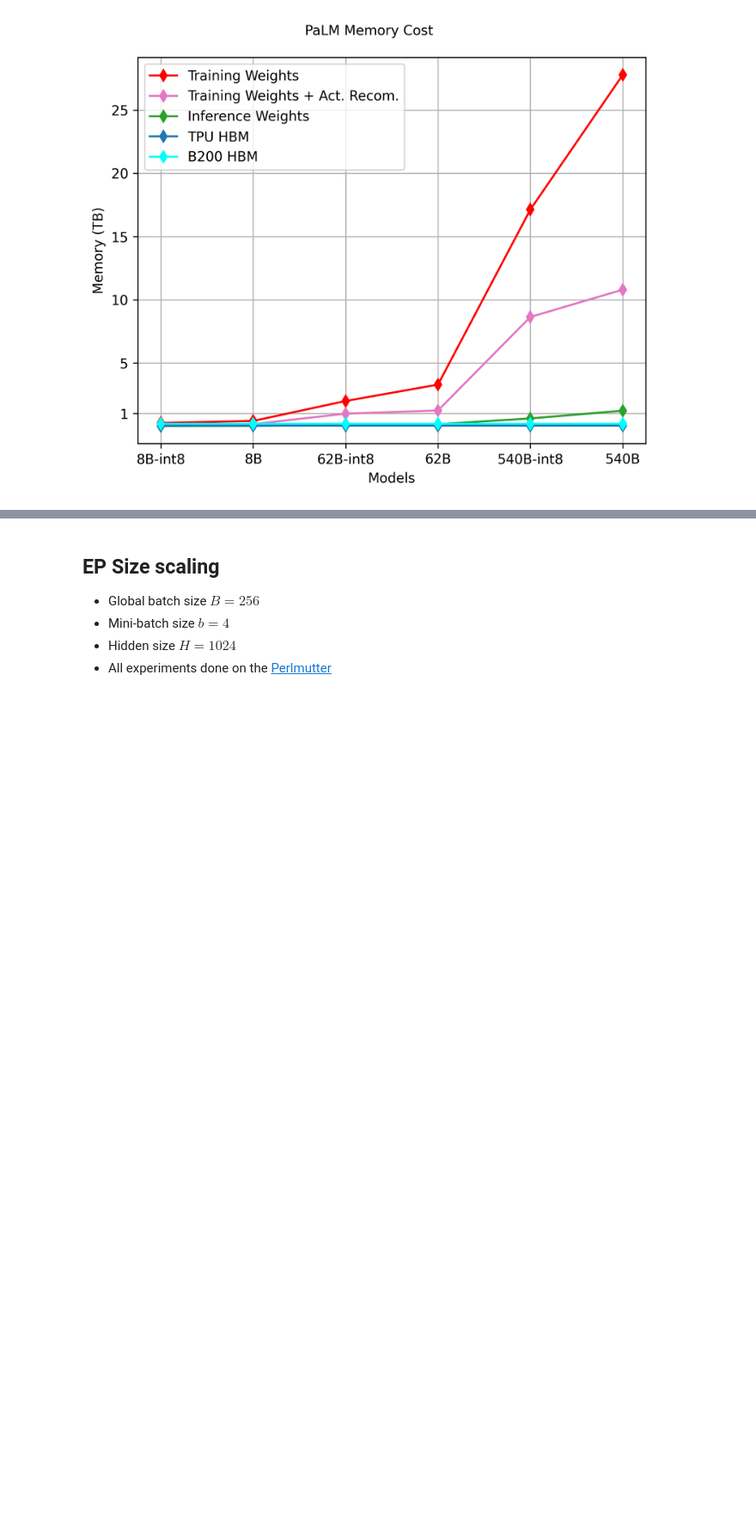
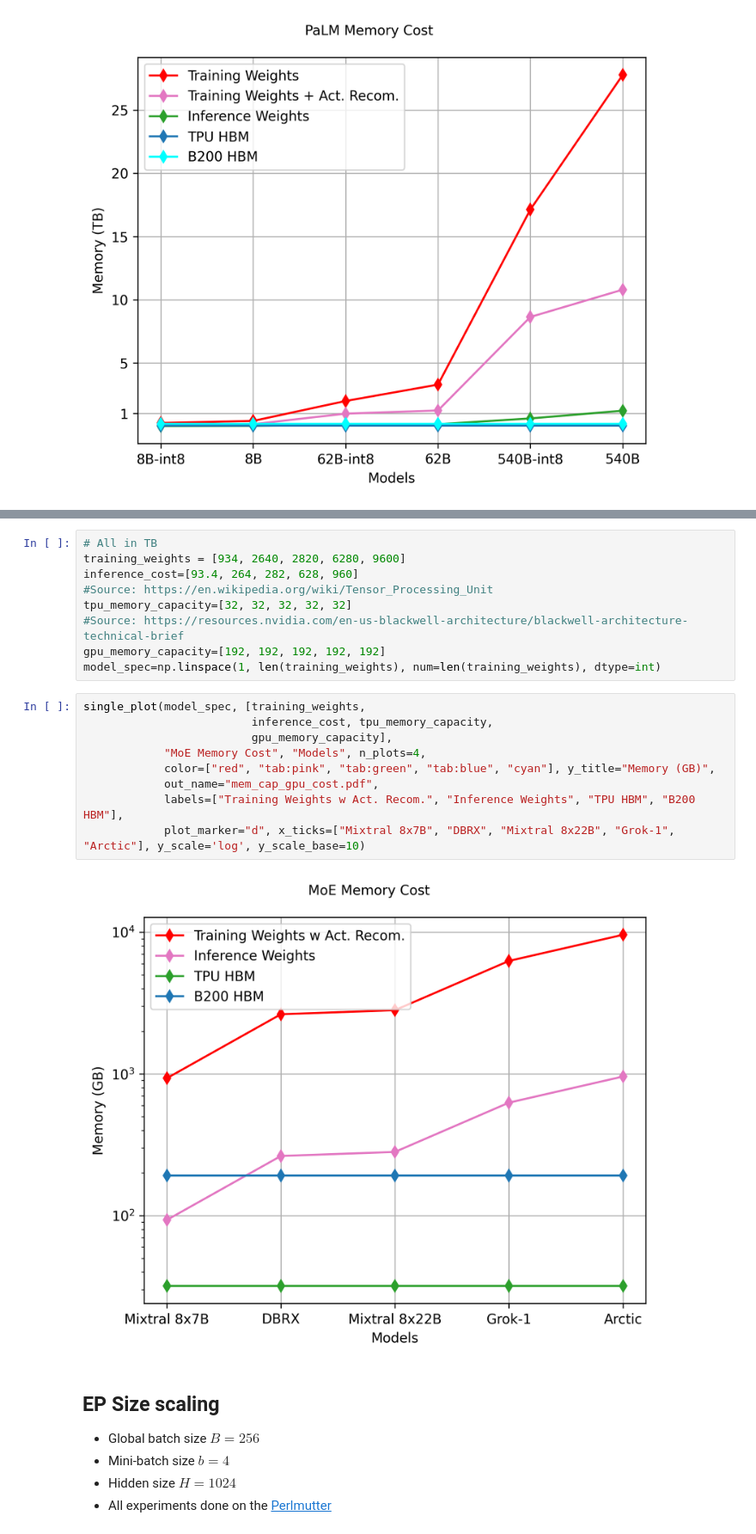
Before and after one commit to osayamenja/DataCruncher, a Jupyter notebook: research_figures.ipynb, the cells around one changed output, grey strips where cells are left out. Shown at 86% size. Cells and saved outputs as stored; diff of their text form; blank space fills up the shorter version.

```diff
--- a/research_figures.ipynb
+++ b/research_figures.ipynb
@@ -441,3 +449,23 @@ single_plot(model_spec, [normalize(training_total, 1000), normalize(training_wei
+# %%
+# All in TB
+training_weights = [934, 2640, 2820, 6280, 9600]
+inference_cost=[93.4, 264, 282, 628, 960]
+#Source: https://en.wikipedia.org/wiki/Tensor_Processing_Unit
+tpu_memory_capacity=[32, 32, 32, 32, 32]
+#Source: https://resources.nvidia.com/en-us-blackwell-architecture/blackwell-architecture-technical-brief
+gpu_memory_capacity=[192, 192, 192, 192, 192]
+model_spec=np.linspace(1, len(training_weights), num=len(training_weights), dtype=int)
+# %%
+single_plot(model_spec, [training_weights,
+                         inference_cost, tpu_memory_capacity,
+                         gpu_memory_capacity],
+            "MoE Memory Cost", "Models", n_plots=4,
+            color=["red", "tab:pink", "tab:green", "tab:blue", "cyan"], y_title="Memory (GB)",
+            out_name="mem_cap_gpu_cost.pdf",
+            labels=["Training Weights w Act. Recom.", "Inference Weights", "TPU HBM", "B200 HBM"],
+            plot_marker="d", x_ticks=["Mixtral 8x7B", "DBRX", "Mixtral 8x22B", "Grok-1", "Arctic"], y_scale='log', y_scale_base=10)
+# %% [output]
+[figure, added]
 # %% [markdown]
 ## EP Size scaling
 - Global batch size $B=256$
```
Also changed, not shown: parts of 9 cells of this notebook, 21 other files.
